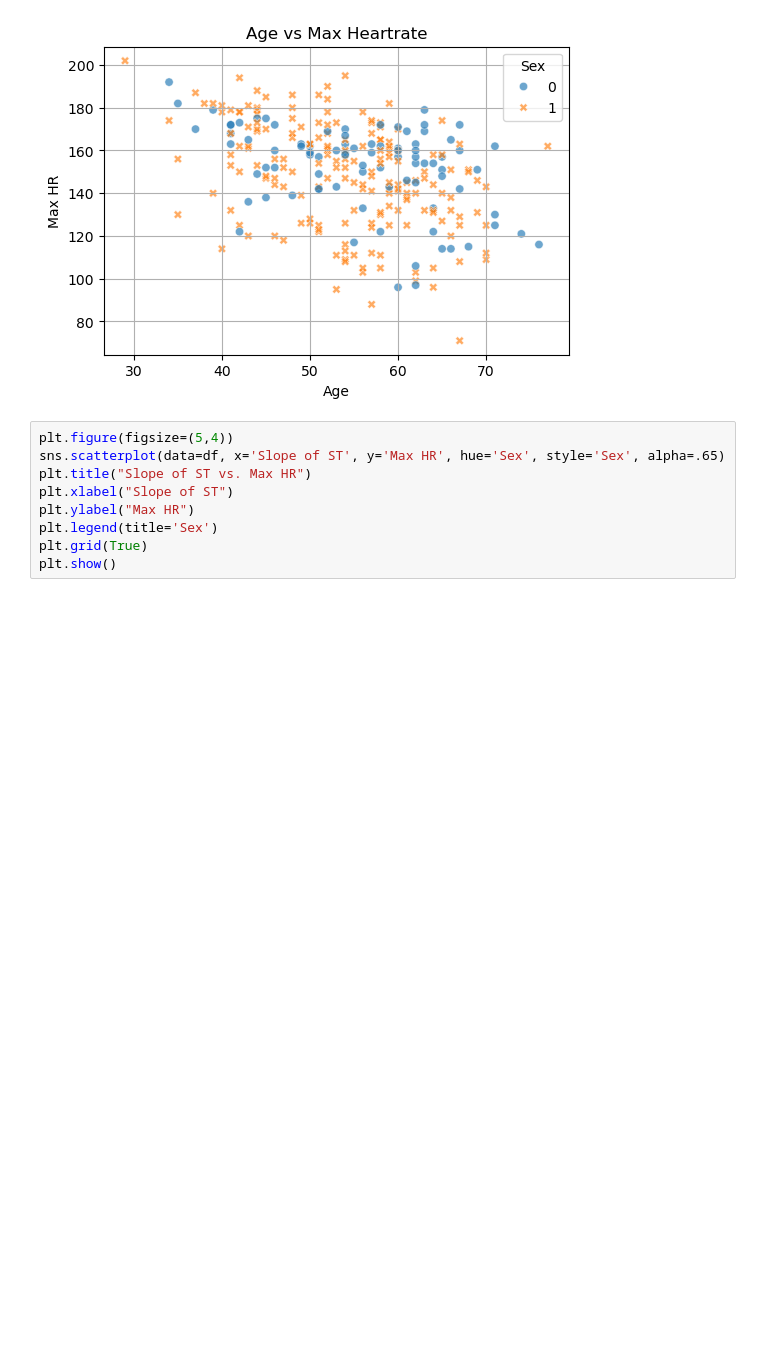
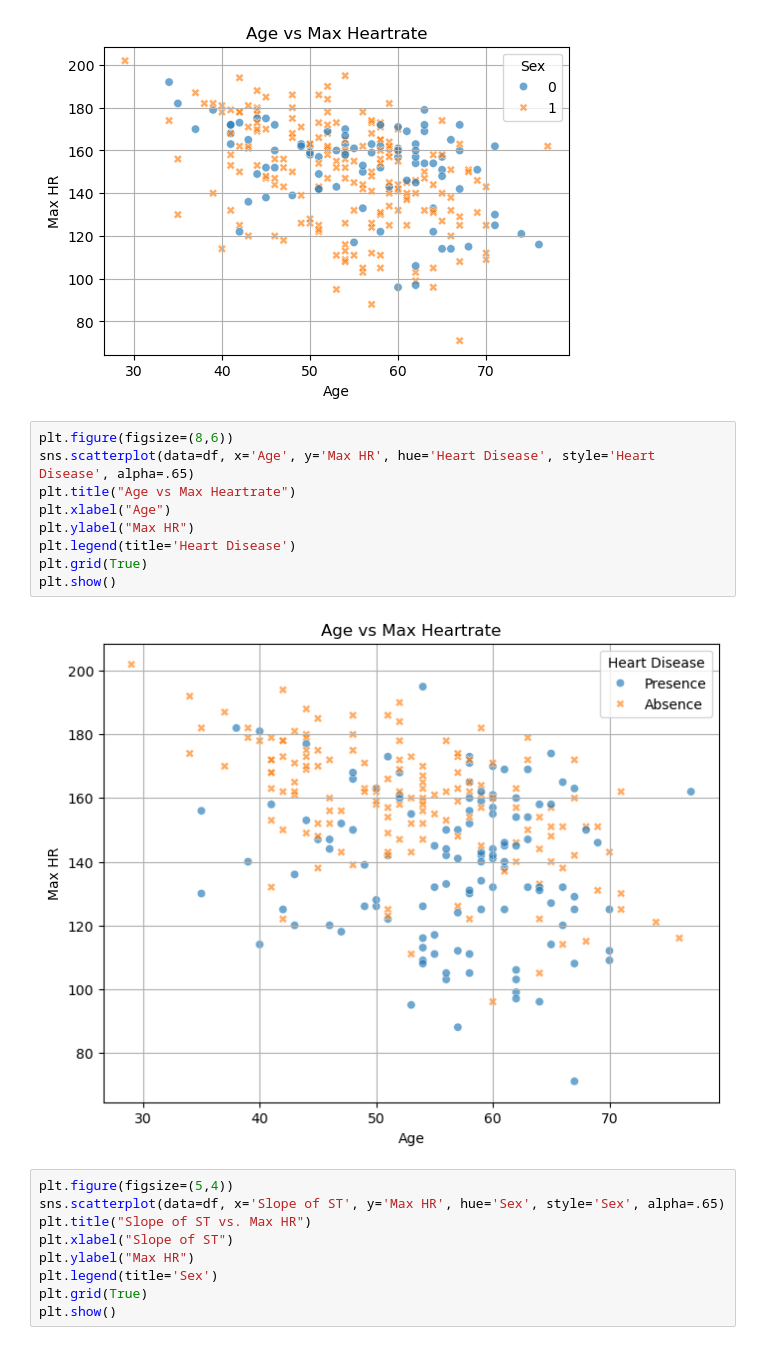
Before and after one commit to poopdeck85/USD_ADS_501_Final_Project, a Jupyter notebook: Final Research Model ADS 501.ipynb, the cells around one changed output. Saved outputs shown, nothing was run; the diff lists cells and outputs as text; blank space fills up the shorter version.

```diff
--- a/Final Research Model ADS 501.ipynb
+++ b/Final Research Model ADS 501.ipynb
@@ -99,6 +99,17 @@ plt.grid(True)
 plt.show()
 # %% [output]
 [figure]
+# %%
+plt.figure(figsize=(8,6))
+sns.scatterplot(data=df, x='Age', y='Max HR', hue='Heart Disease', style='Heart Disease', alpha=.65)
+plt.title("Age vs Max Heartrate")
+plt.xlabel("Age")
+plt.ylabel("Max HR")
+plt.legend(title='Heart Disease')
+plt.grid(True)
+plt.show()
+# %% [output]
+[figure, added]
 # %%
 plt.figure(figsize=(5,4))
 sns.scatterplot(data=df, x='Slope of ST', y='Max HR', hue='Sex', style='Sex', alpha=.65)
```
